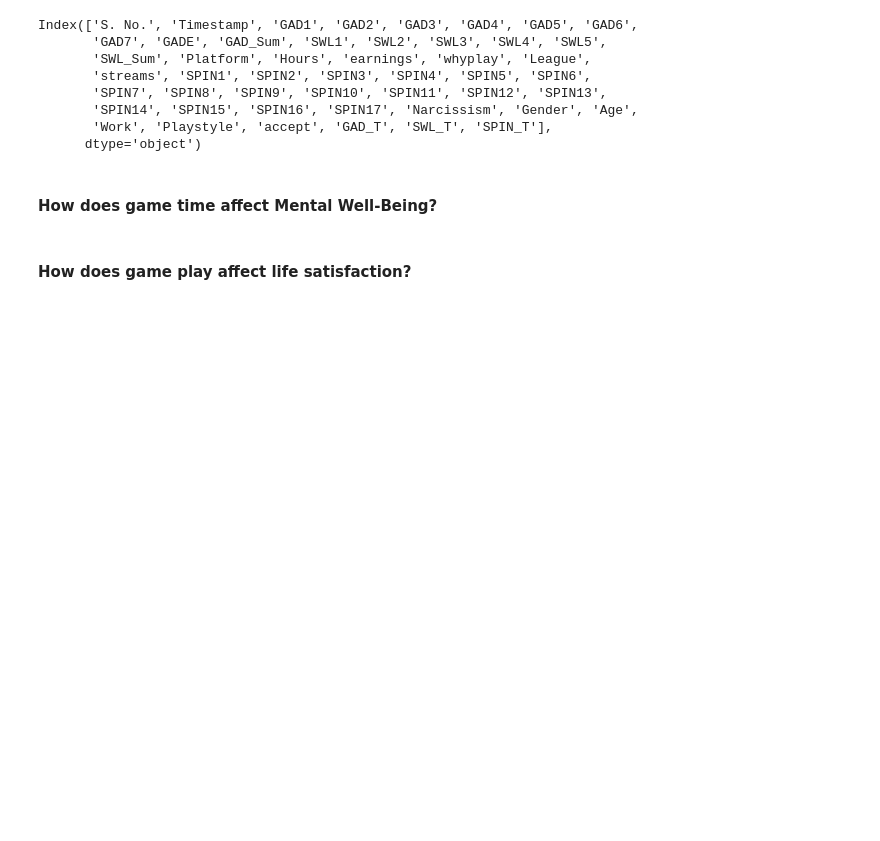
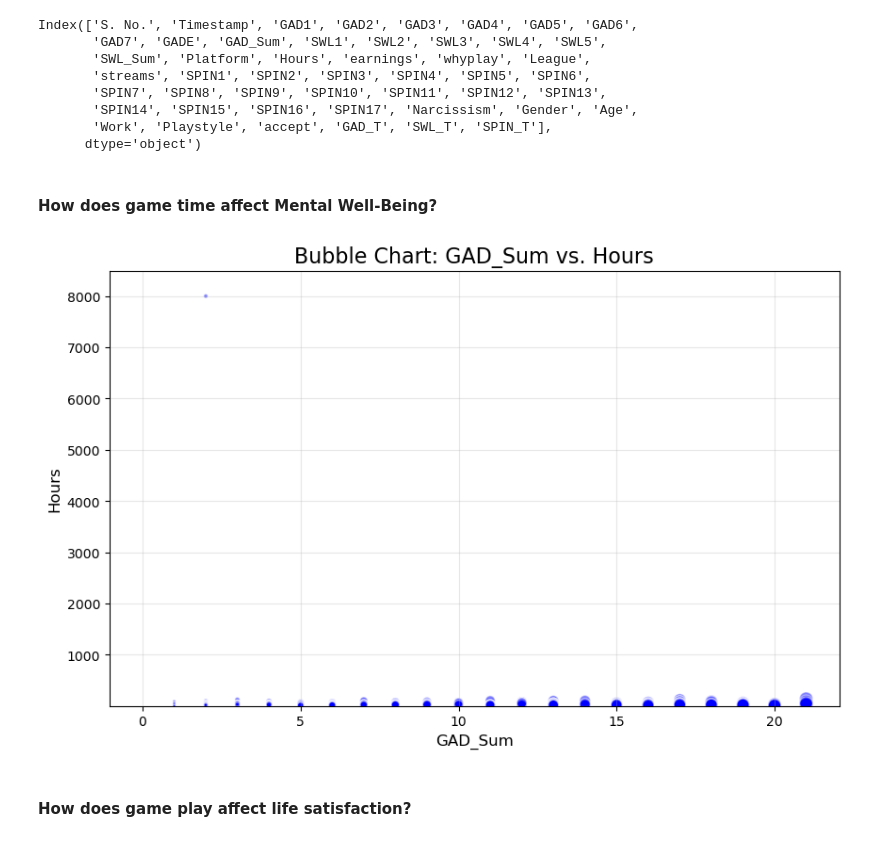
Before and after one commit to lauraleecallahan/Project-1, a Jupyter notebook: Untitled-1.ipynb, the cells around one changed output. Drawn from its saved outputs; the diff is of its cells as text; code cells hidden in the pictures; blank space fills up the shorter version.

```diff
--- a/Untitled-1.ipynb
+++ b/Untitled-1.ipynb
@@ -152,5 +152,26 @@ Index(['S. No.', 'Timestamp', 'GAD1', 'GAD2', 'GAD3', 'GAD4', 'GAD5', 'GAD6',
       dtype='object')
 # %% [markdown]
 #### How does game time affect Mental Well-Being?
+# %%
+import matplotlib.pyplot as plt
+
+# Create a bubble chart
+plt.figure(figsize=(10, 6))
+plt.scatter(
+    gaming_anx['GAD_Sum'],
+    gaming_anx['Hours'],
+    s=gaming_anx['GAD_Sum'] * 5,  # Scale bubble size by GAD_Sum for visibility
+    alpha=0.5,
+    edgecolors='w',
+    c='blue'
+)
+plt.ylim(3.5, 8500)
+plt.title('Bubble Chart: GAD_Sum vs. Hours', fontsize=16)
+plt.xlabel('GAD_Sum', fontsize=12)
+plt.ylabel('Hours', fontsize=12)
+plt.grid(alpha=0.3)
+plt.show()
+# %% [output]
+[figure, added]
 # %% [markdown]
 #### How does game play affect life satisfaction?
```
Also changed, not shown: parts of 1 cell of this notebook.
